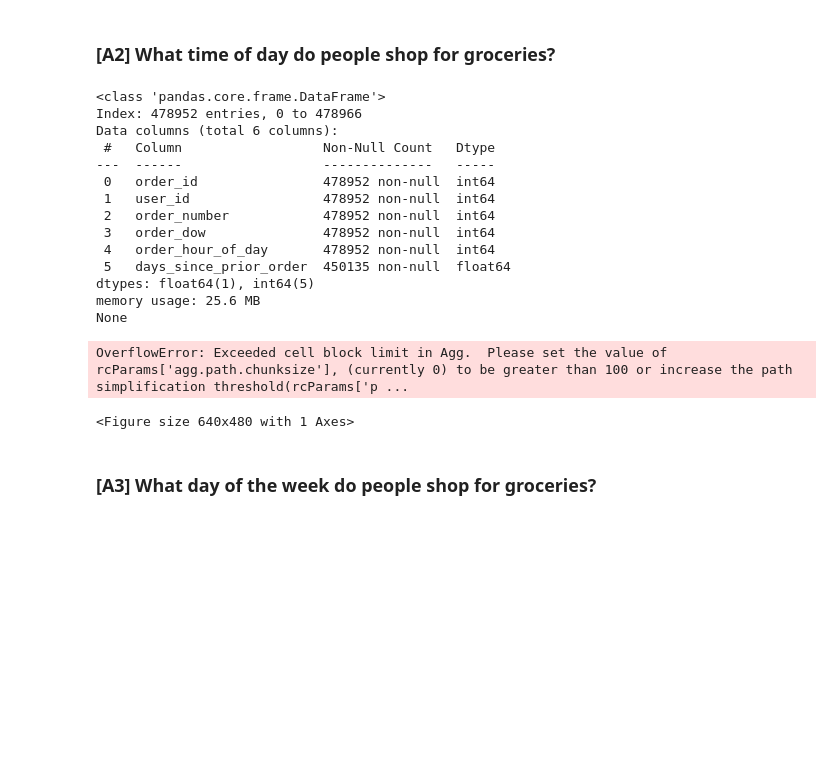
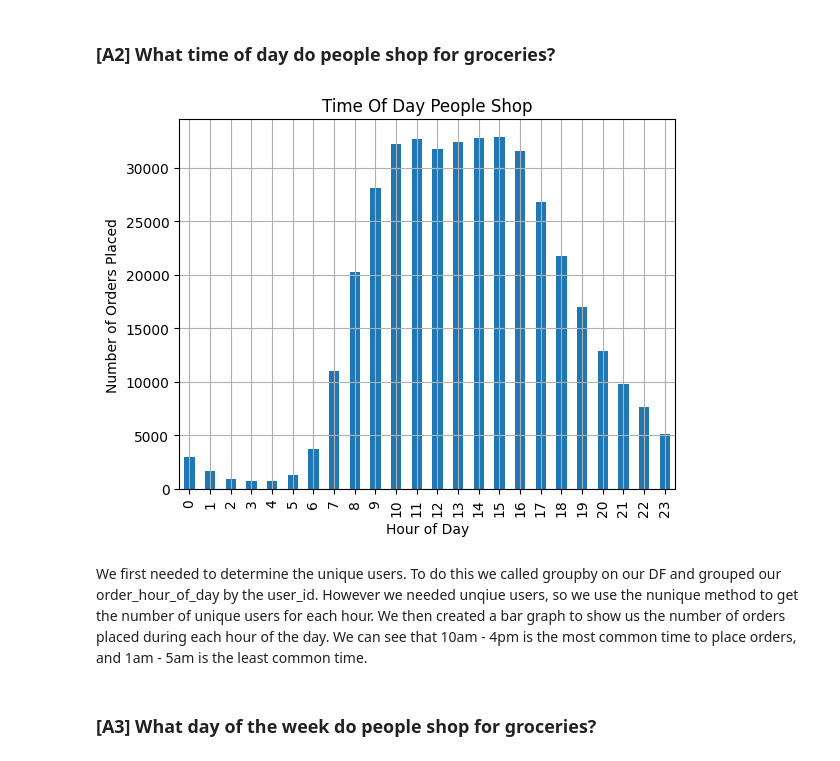
Before and after one commit to Dillona25/InstaCart-Data-Analysis, a Jupyter notebook: analysis.ipynb, the cells around one changed output. Drawn from its saved outputs; the diff is of its cells as text; code cells hidden in the pictures; blank space fills up the shorter version.

Commit message:
Created a histrogram for order distributions

```diff
--- a/analysis.ipynb
+++ b/analysis.ipynb
@@ -450,32 +450,14 @@ Again, getting the Min and Max of the order_hour_of_day column. 0 in this case r
 # %% [markdown]
 ### [A2] What time of day do people shop for groceries?
 # %%
-# How many people place order
-# Each hour of the day
-# Orders is dependepnt on the people
-    # Y Axis is orders
-    # X axis is people
 
-print(orders_df.info())
+orders_hour = orders_df.groupby('order_hour_of_day')['user_id'].nunique()
+orders_hour.plot(title="Time Of Day People Shop", kind='bar', xlabel="Hour of Day", ylabel="Number of Orders Placed", grid=True)
 
-orders_df.plot(title="Time of day people shop", xlabel="Number of people", ylabel="Number of orders", x='order_hour_of_day', y='order_number')
 plt.show()
 # %% [output]
-<class 'pandas.core.frame.DataFrame'>
-Index: 478952 entries, 0 to 478966
-Data columns (total 6 columns):
- #   Column                  Non-Null Count   Dtype
----  ------                  --------------   -----
- 0   order_id                478952 non-null  int64
- 1   user_id                 478952 non-null  int64
- 2   order_number            478952 non-null  int64
- 3   order_dow               478952 non-null  int64
- 4   order_hour_of_day       478952 non-null  int64
- 5   days_since_prior_order  450135 non-null  float64
-dtypes: float64(1), int64(5)
-memory usage: 25.6 MB
-None
-OverflowError: Exceeded cell block limit in Agg.  Please set the value of rcParams['agg.path.chunksize'], (currently 0) to be greater than 100 or increase the path simplification threshold(rcParams['p ...
-<Figure size 640x480 with 1 Axes>
+[figure, added]
+# %% [markdown]
+We first needed to determine the unique users. To do this we called groupby on our DF and grouped our order_hour_of_day by the user_id. However we needed unqiue users, so we use the nunique method to get the number of unique users for each hour. We then created a bar graph to show us the number of orders placed during each hour of the day. We can see that 10am - 4pm is the most common time to place orders, and 1am - 5am is the least common time.
 # %% [markdown]
 ### [A3] What day of the week do people shop for groceries?
```
Also changed, not shown: parts of 8 cells of this notebook.
